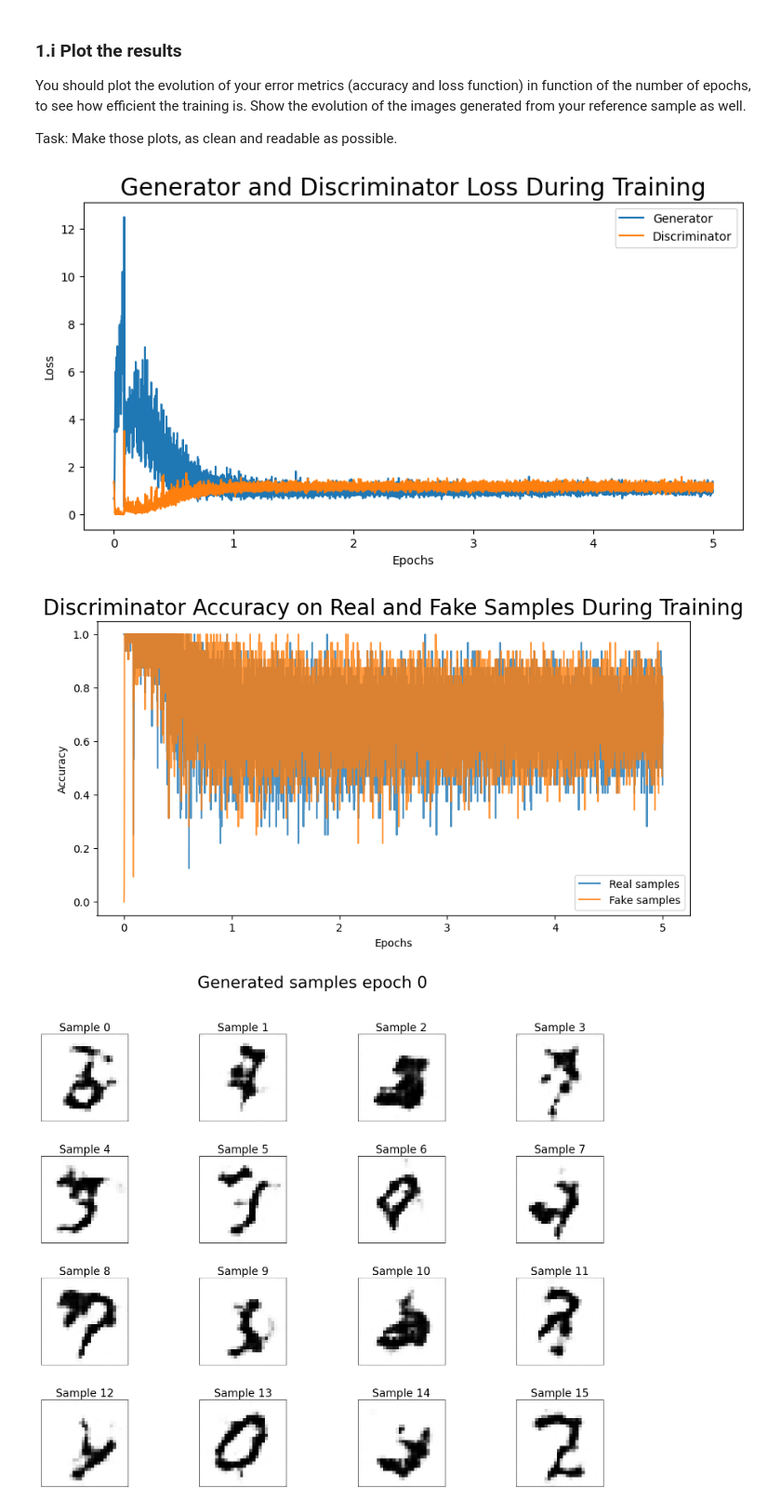
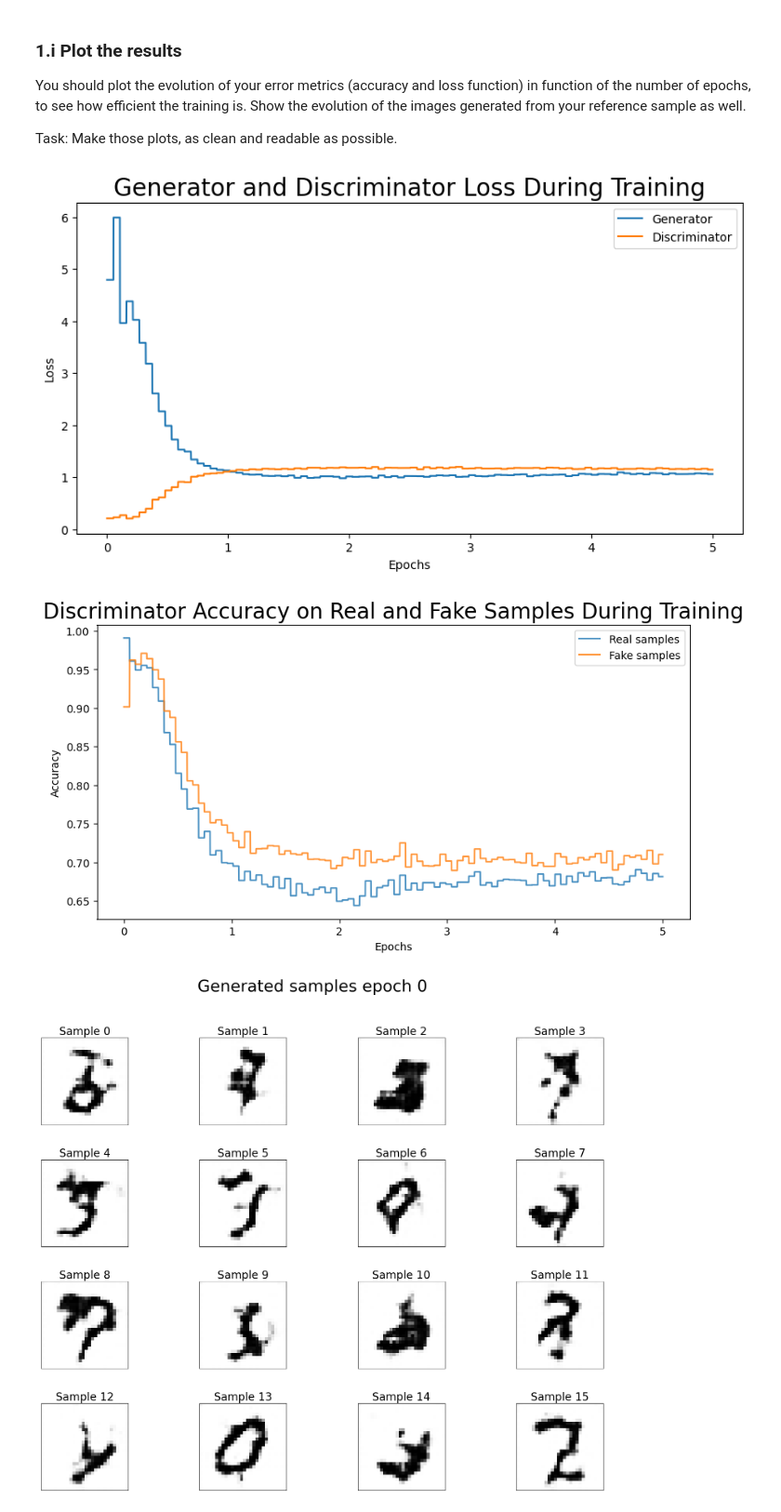
Before and after one commit to Pietro-Gavazzi/linma2472-project, a Jupyter notebook: project3/siqi.ipynb, the cells around one changed output. Shown: that part at 93% size. Drawn from its saved outputs; the diff is of its cells as text; code cells hidden in the pictures.

```diff
--- a/project3/siqi.ipynb
+++ b/project3/siqi.ipynb
@@ -681,35 +686,59 @@ tensor([[0.],
 You should plot the evolution of your error metrics (accuracy and loss function) in function of the number of epochs, to see how efficient the training is. Show the evolution of the images generated from your reference sample as well.
 
 Task: Make those plots, as clean and readable as possible.
+# %%
+def step100_avg(metric_list):
+    avgs_list = []
+    ls = []
+    for i in range(len(metric_list)):
+
+        ls.append(metric_list[i])
+        if ((i + 1) % 100 == 0):
+            avg_ls = np.mean(ls)
+            ls = []
+            for j in range(100):
+                avgs_list.append(avg_ls)
+
+        elif i == (len(metric_list) - 1):
+            avg_ls = np.mean(ls)
+            for j in range(len(ls)):
+                avgs_list.append(avg_ls)
+
+    return avgs_list
 # %%
 # Plots of accuracy and of loss function, images generated from your reference sample.
 
 # TO COMPLETE
 x_epochs = torch.arange(0, len(train_loader) * num_epochs_gan) / len(train_loader)
+y_G_loss = step100_avg(G_losses)
+y_D_loss = step100_avg(D_losses)
 
 plt.figure(figsize=(10,5))
 plt.title("Generator and Discriminator Loss During Training")
-plt.plot(x_epochs, G_losses, label="Generator")
-plt.plot(x_epochs, D_losses, label="Discriminator")
+plt.plot(x_epochs, y_G_loss, label="Generator")
+plt.plot(x_epochs, y_D_loss, label="Discriminator")
 plt.xlabel("Epochs")
 plt.ylabel("Loss")
 plt.legend()
 plt.savefig('./Figures/GD_loss.svg')
 plt.show()
 # %% [output]
-[figure, old version]
+[figure, new version]
 # %%
+y_dis_acc_real = step100_avg(dis_acc_real)
+y_dis_acc_fake = step100_avg(dis_acc_fake)
+
 plt.figure(figsize=(10,5))
 plt.title("Discriminator Accuracy on Real and Fake Samples During Training")
-plt.plot(x_epochs, dis_acc_real, label="Real samples", alpha=0.8)
-plt.plot(x_epochs, dis_acc_fake, label="Fake samples", alpha=0.8)
+plt.plot(x_epochs, y_dis_acc_real, label="Real samples", alpha=0.8)
+plt.plot(x_epochs, y_dis_acc_fake, label="Fake samples", alpha=0.8)
 plt.xlabel("Epochs")
 plt.ylabel("Accuracy")
 plt.legend()
 plt.savefig('./Figures/Acc_D.svg')
 plt.show()
 # %% [output]
-[figure, old version]
+[figure, new version]
 # %%
 # plot the images from reference sample
 for i in range(len(epoch_list)):
```
Also changed, not shown: parts of 4 cells of this notebook, 4 other files.
